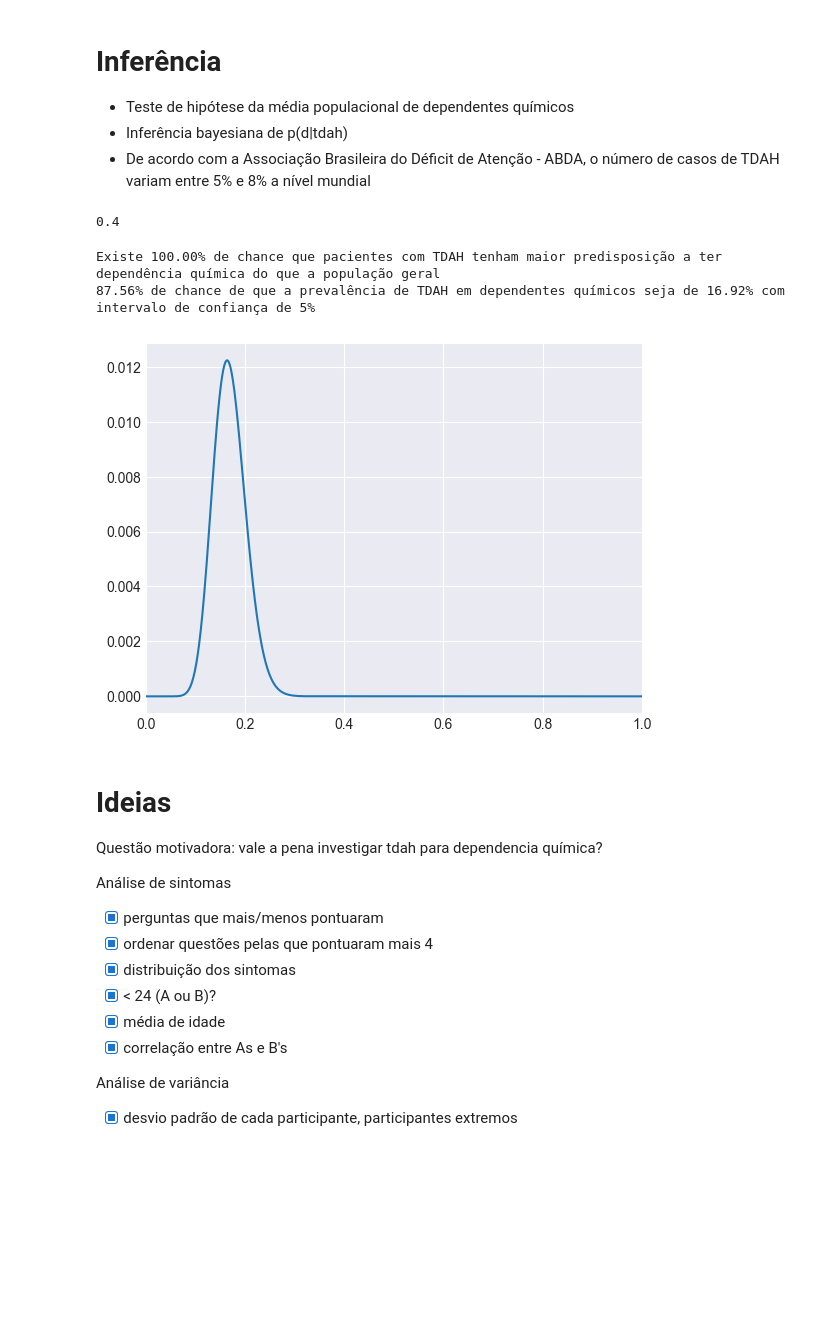
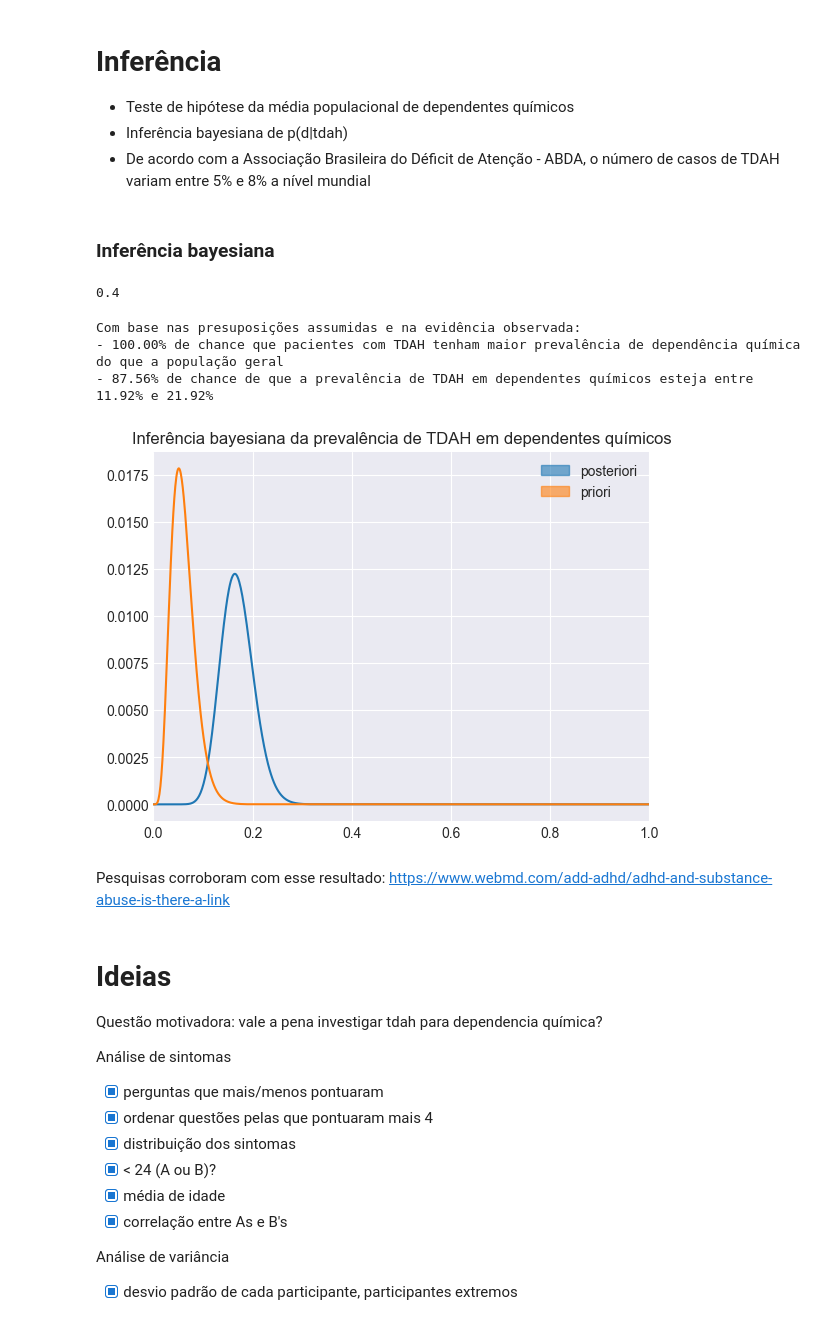
Before and after one commit to cabrau/tdah-drug-dependency, a Jupyter notebook: tdah-analysis.ipynb, the cells around one changed output. Saved outputs shown, nothing was run; the diff lists cells and outputs as text; code cells hidden in the pictures; blank space fills up the shorter version.

Commit message:
bayesian inference adjustments

```diff
--- a/tdah-analysis.ipynb
+++ b/tdah-analysis.ipynb
@@ -696,6 +720,8 @@ plt.legend(handles, labels)
 - Teste de hipótese da média populacional de dependentes químicos
 - Inferência bayesiana de p(d|tdah)
 - De acordo com a Associação Brasileira do Déficit de Atenção - ABDA, o número de casos de TDAH variam entre 5% e 8% a nível mundial
+# %% [markdown]
+### Inferência bayesiana
 # %%
 # naive
 likelihood = df['TDAH'].sum()/len(df)
@@ -705,29 +731,41 @@ posterior = likelihood*prior/marginal
 posterior
 # %% [output]
 0.4
-# %%
-from conjugate_prior import BetaBinomial
-tdah = df['TDAH'].sum()
-not_tdah = len(df) - df['TDAH'].sum()
-prior_model = BetaBinomial(0.06) # Uninformative prior
-#print(prior_model.mean())
-updated_model = prior_model.update(tdah, not_tdah)
-credible_interval = updated_model.posterior(0.06, 1)
-print ("Existe {p:.2f}% de chance que pacientes com TDAH tenham maior predisposição a ter dependência química do que a população geral".format(p=credible_interval*100))
-
-ci = 0.05
-posterior = updated_model.posterior(updated_model.mean() - ci, updated_model.mean() + ci)
-#updated_model.predict(0.5)
-p=posterior*100
-mu = updated_model.mean()*100
-print (f"{p:.2f}% de chance de que a prevalência de TDAH em dependentes químicos seja de {mu:.2f}% com intervalo de confiança de 5% ")
-
-updated_model.plot()
-#plt.vlines(0.5,0,, color='grey',linestyles='--')
-# %% [output]
-Existe 100.00% de chance que pacientes com TDAH tenham maior predisposição a ter dependência química do que a população geral
-87.56% de chance de que a prevalência de TDAH em dependentes químicos seja de 16.92% com intervalo de confiança de 5%
-[figure, removed]
+# %%
+from conjugate_prior import BetaBinomial
+tdah = df['TDAH'].sum()
+not_tdah = len(df) - df['TDAH'].sum()
+prior_model = BetaBinomial(0.06)
+#print(prior_model.mean())
+updated_model = prior_model.update(tdah, not_tdah)
+credible_interval = updated_model.posterior(0.06, 1)
+print("Com base nas presuposições assumidas e na evidência observada:")
+print ("- {p:.2f}% de chance que pacientes com TDAH tenham maior prevalência de dependência química do que a população geral".format(p=credible_interval*100))
+
+ci = 0.05
+posterior = updated_model.posterior(updated_model.mean() - ci, updated_model.mean() + ci)
+#updated_model.predict(0.5)
+p=posterior*100
+mu = updated_model.mean()*100
+ci_100 = ci*100
+print (f"- {p:.2f}% de chance de que a prevalência de TDAH em dependentes químicos esteja entre {mu-ci_100:.2f}% e {mu+ci_100:.2f}%")
+
+updated_model.plot()
+prior_model.plot()
+colors = {'priori':'C1', 'posteriori':'C0'}
+labels = ['posteriori', 'priori']
+handles = [plt.Rectangle((0,0),1,1, color=colors[label], alpha = 0.6) for label in labels]
+plt.legend(handles, labels)
+plt.title('Inferência bayesiana da prevalência de TDAH em dependentes químicos')
+plt.show()
+#plt.vlines(0.5,0,, color='grey',linestyles='--')
+# %% [output]
+Com base nas presuposições assumidas e na evidência observada:
+- 100.00% de chance que pacientes com TDAH tenham maior prevalência de dependência química do que a população geral
+- 87.56% de chance de que a prevalência de TDAH em dependentes químicos esteja entre 11.92% e 21.92%
+[figure, added]
+# %% [markdown]
+Pesquisas corroboram com esse resultado: https://www.webmd.com/add-adhd/adhd-and-substance-abuse-is-there-a-link
 # %% [markdown]
 # Ideias
 Questão motivadora: vale a pena investigar tdah para dependencia química? <br>
```
Also changed, not shown: parts of 1 cell of this notebook.
